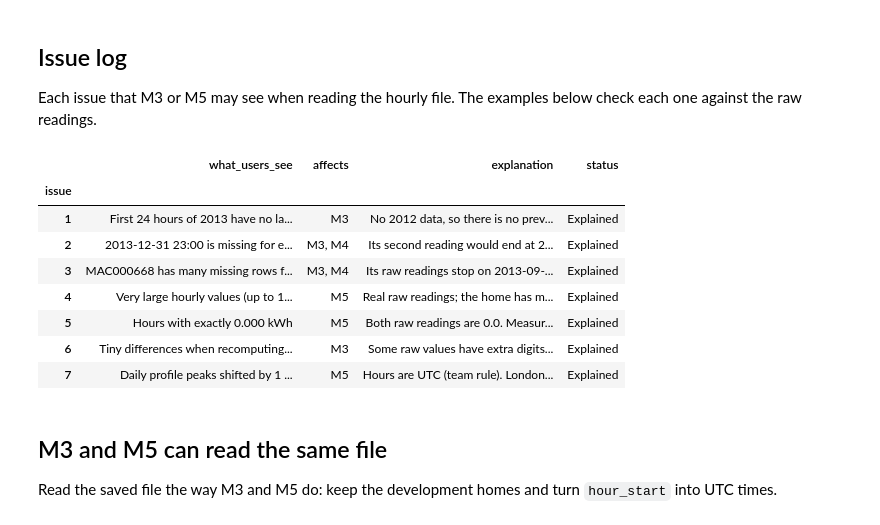
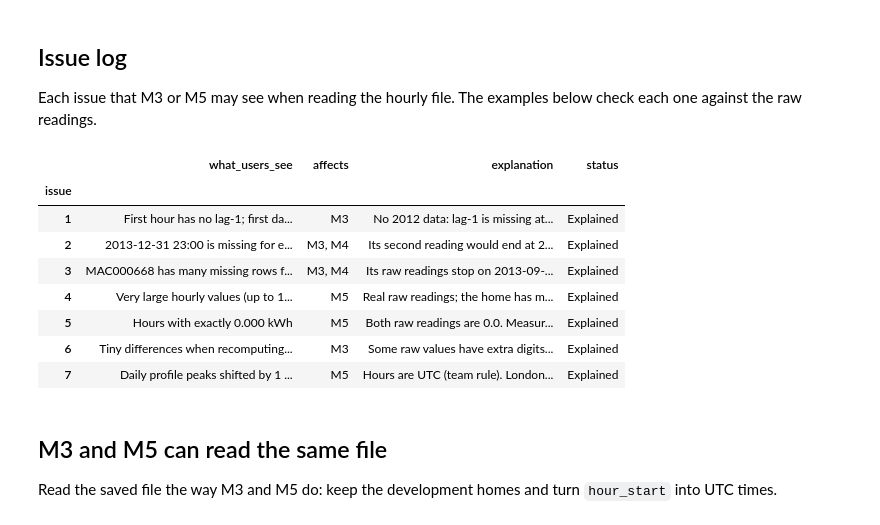
Before and after one commit to Fadhlallah-Almohammed/household-energy-prediction, a Jupyter notebook: notebooks/M2/prepare_hourly_data.ipynb, the cells around one changed output. Saved outputs shown, nothing was run; the diff lists cells and outputs as text; code cells hidden in the pictures.

Commit message:
Correct missing-input explanations after verification

```diff
--- a/notebooks/M2/prepare_hourly_data.ipynb
+++ b/notebooks/M2/prepare_hourly_data.ipynb
@@ -534,27 +534,27 @@ Part 3 uses the tables from Part 2 (`full`, `full_hourly`, `raw_pair_table`). Ru
 Each issue that M3 or M5 may see when reading the hourly file. The examples below check each one against the raw readings.
 # %%
 issue_log = pd.DataFrame([
-    (1, "First 24 hours of 2013 have no lag values", "M3",
-     "No 2012 data, so there is no previous hour or previous day for 1 January.", "Explained"),
+    (1, "First hour has no lag-1; first day has no lag-24", "M3",
+     "No 2012 data: lag-1 is missing at the first hour; lag-24 is missing throughout 1 January.", "Explained"),
     (2, "2013-12-31 23:00 is missing for every home", "M3, M4",
      "Its second reading would end at 2014-01-01 00:00, which is outside the raw file.", "Explained"),
     (3, "MAC000668 has many missing rows from September", "M3, M4",
      "Its raw readings stop on 2013-09-04; the raw file has nothing after that.", "Explained"),
     (4, "Very large hourly values (up to 11.062 kWh)", "M5",
      "Real raw readings; the home has many high half-hours, not one glitch.", "Explained"),
     (5, "Hours with exactly 0.000 kWh", "M5",
      "Both raw readings are 0.0. Measured zeros are valid, not missing.", "Explained"),
     (6, "Tiny differences when recomputing from raw", "M3",
      "Some raw values have extra digits (e.g. 5.5219998); hourly kWh is rounded to 3 decimals.", "Explained"),
     (7, "Daily profile peaks shifted by 1 hour in summer", "M5",
      "Hours are UTC (team rule). London is UTC+1 from 31 Mar to 27 Oct.", "Explained"),
 ], columns=["issue", "what_users_see", "affects", "explanation", "status"]).set_index("issue")
 with pd.option_context("display.max_colwidth", None):
     display(issue_log)
 # %% [output]
 |  | what_users_see | affects | explanation | status |
 | issue |  |  |  |  |
-| 1 | First 24 hours of 2013 have no la... | M3 | No 2012 data, so there is no prev... | Explained |
+| 1 | First hour has no lag-1; first da... | M3 | No 2012 data: lag-1 is missing at... | Explained |
 | 2 | 2013-12-31 23:00 is missing for e... | M3, M4 | Its second reading would end at 2... | Explained |
 | 3 | MAC000668 has many missing rows f... | M3, M4 | Its raw readings stop on 2013-09-... | Explained |
 | 4 | Very large hourly values (up to 1... | M5 | Real raw readings; the home has m... | Explained |
```
Also changed, not shown: parts of 1 cell of this notebook.
